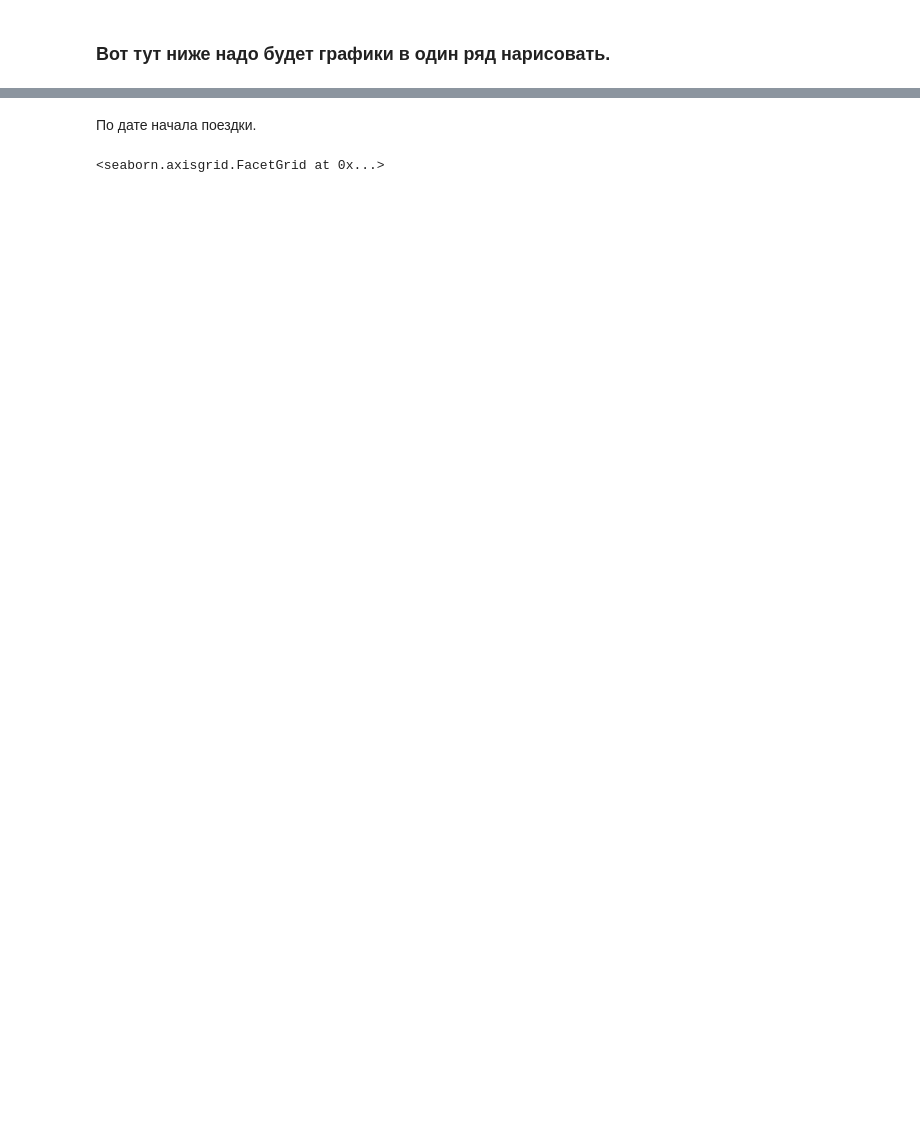
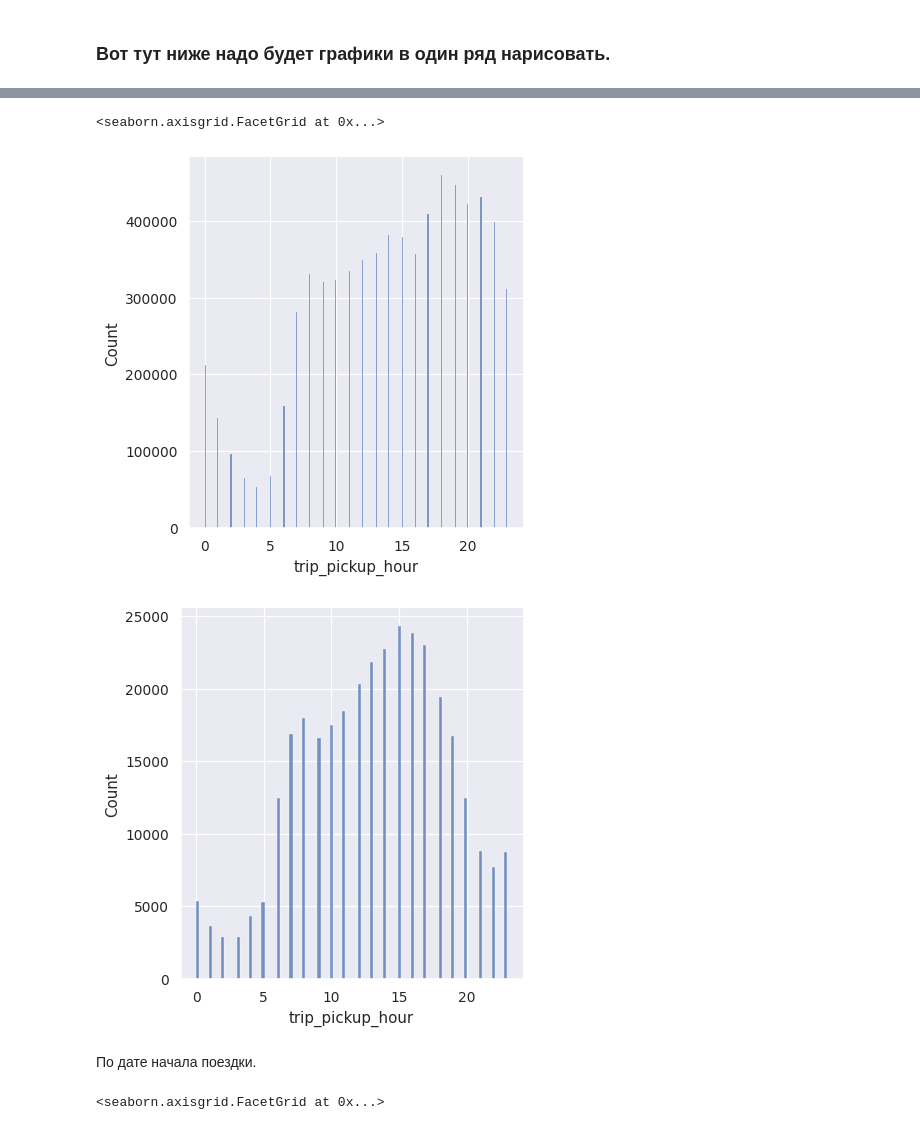
Before and after one commit to dasfex/taxi-trips, a Jupyter notebook: trips.ipynb, the cells around one changed output, grey strips where cells are left out. Cells and saved outputs as stored; diff of their text form; code cells hidden in the pictures; blank space fills up the shorter version.

```diff
--- a/trips.ipynb
+++ b/trips.ipynb
@@ -202,3 +173,10 @@ for i in range(7):
+# %%
+sns.displot(trips19.trip_pickup_hour)
+sns.displot(trips20.trip_pickup_hour)
+# %% [output]
+<seaborn.axisgrid.FacetGrid at 0x...>
+[figure, added]
+[figure, added]
 # %% [markdown]
 По дате начала поездки.
 # %%
```
Also changed, not shown: parts of 22 cells of this notebook, 2 other files.
